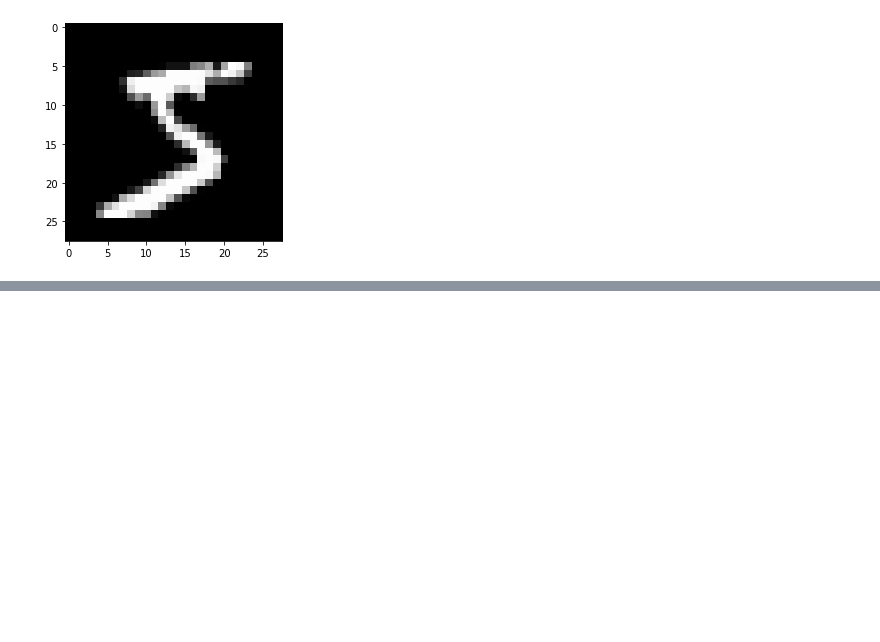
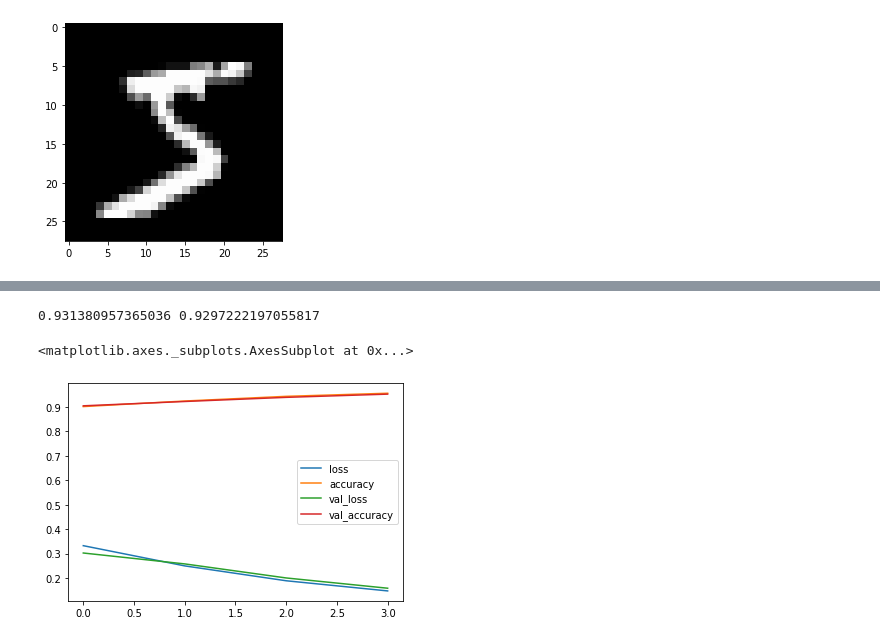
Before and after one commit to rparthas/data, a Jupyter notebook: ML/cnn-mnist.ipynb, the cells around one changed output, grey strips where cells are left out. Cells and saved outputs as stored; diff of their text form; code cells hidden in the pictures; blank space fills up the shorter version.

Commit message:
mnist with 98% accuracy

```diff
--- a/ML/cnn-mnist.ipynb
+++ b/ML/cnn-mnist.ipynb
@@ -46,15 +51,19 @@ pd.DataFrame(h.history).plot()
 # %%
-# X_train = X_train.reshape(-1, 28, 28, 1).astype('float32') / 255.0
-# X_test = X_test.reshape(-1, 28, 28, 1).astype('float32') / 255.0
+X_train = X_train.reshape(-1, 28,28,1).astype('float32')/255.0
+X_test = X_test.reshape(-1, 28,28,1).astype('float32')/255.0
 # %%
-# model = Sequential([
-#     Conv2D(32, (3, 3), input_shape=(28, 28, 1), activation='relu'),
-#     Flatten(),
-#     Dense(10, activation='softmax')
-# ])
+model = Sequential([
+    Conv2D(32, (3,3), input_shape=(28,28,1),activation='relu'),
+    MaxPooling2D(pool_size=(2,2)),
+    Conv2D(64, (3,3), activation='relu'),
+    MaxPooling2D(pool_size=(2,2)),
+    Flatten(),
+    Dense(128, activation='relu'),
+    Dense(10, activation='softmax')
+])
 
-# model.compile(loss='sparse_categorical_crossentropy',
-#               optimizer='rmsprop',
-#               metrics=['accuracy'])
+model.compile(loss='categorical_crossentropy',
+              optimizer='rmsprop',
+              metrics=['accuracy'])
 
-# h = model.fit(X_train, y_train, batch_size=128, epochs=3, validation_split=0.1)
+model.summary()
@@ -60,0 +88,2 @@ pd.DataFrame(h.history).plot()
+# %%
+h = model.fit(X_train, y_train_cat, batch_size=128, epochs=4, validation_split=0.3)
@@ -60,0 +99,7 @@ pd.DataFrame(h.history).plot()
+# %%
+print(np.mean(np.array(h.history['accuracy'])),np.mean(np.array(h.history['val_accuracy'])))
+pd.DataFrame(h.history).plot()
+# %% [output]
+0.931380957365036 0.9297222197055817
+<matplotlib.axes._subplots.AxesSubplot at 0x...>
+[figure, added]
```
Also changed, not shown: parts of 5 cells of this notebook.
